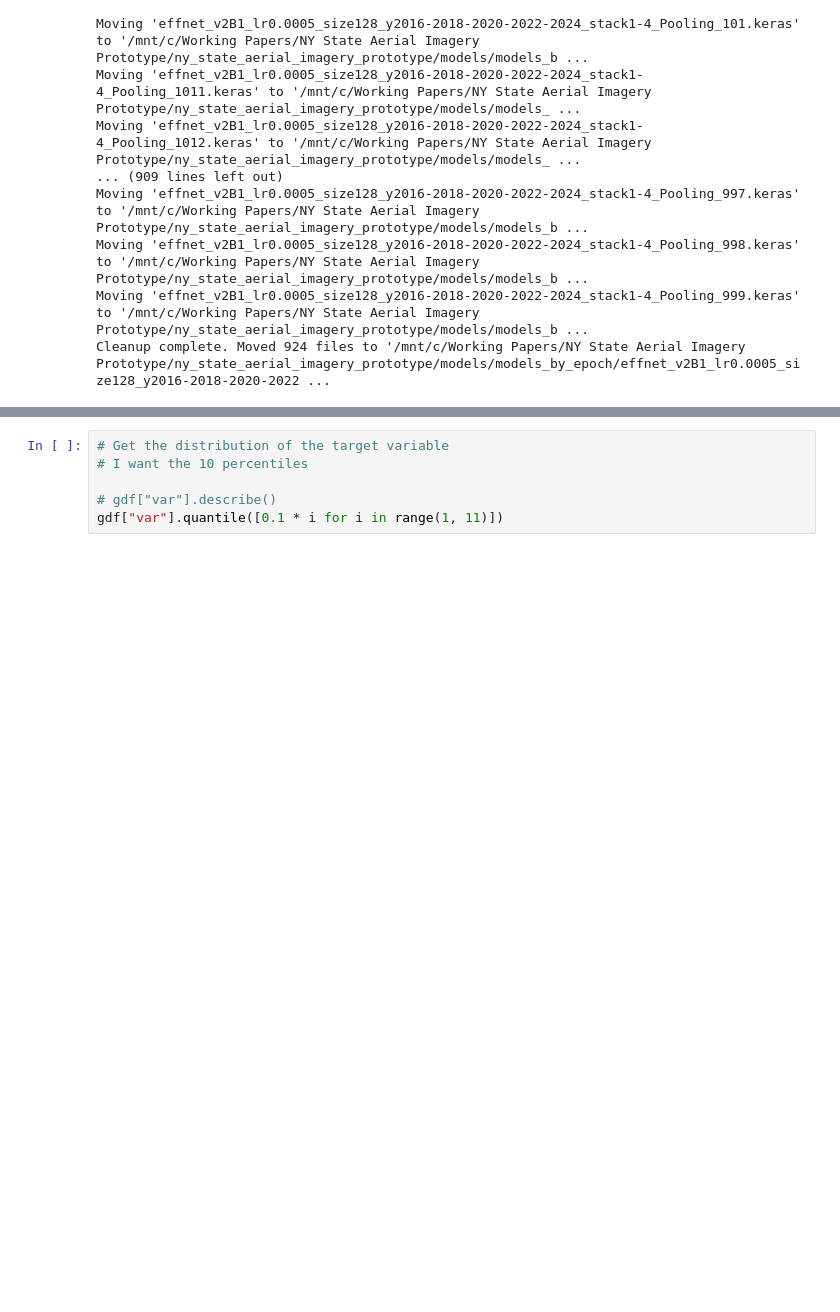
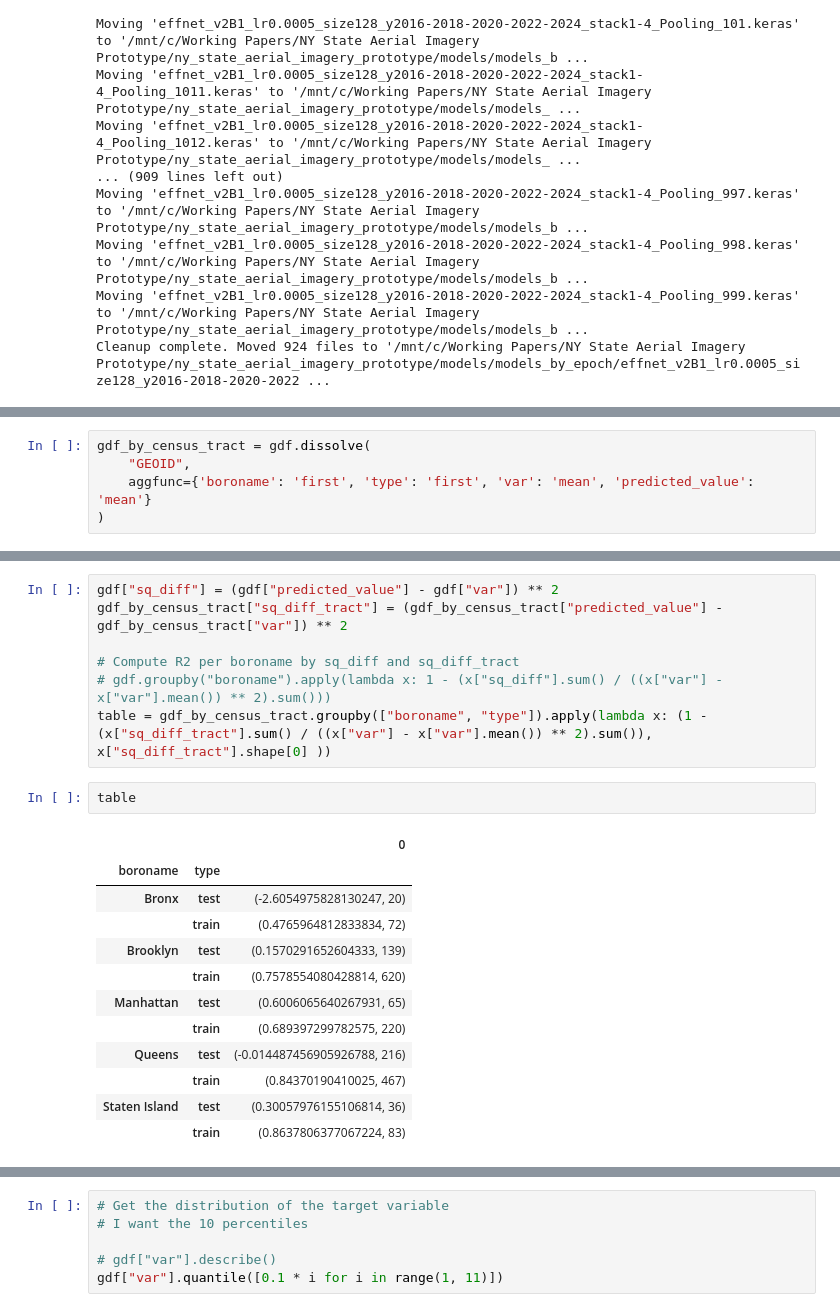
Before and after one commit to Queeno11/ny_state_aerial_imagery_prototype, a Jupyter notebook: notebooks/test.ipynb, the cells around one changed output, grey strips where cells are left out. Drawn from its saved outputs; the diff is of its cells as text; blank space fills up the shorter version.

```diff
--- a/notebooks/test.ipynb
+++ b/notebooks/test.ipynb
@@ -249,0 +209,5 @@ gdf
+# %%
+gdf_by_census_tract = gdf.dissolve(
+    "GEOID",
+    aggfunc={'boroname': 'first', 'type': 'first', 'var': 'mean', 'predicted_value': 'mean'}
+)
@@ -249,0 +239,22 @@ gdf
+# %%
+gdf["sq_diff"] = (gdf["predicted_value"] - gdf["var"]) ** 2
+gdf_by_census_tract["sq_diff_tract"] = (gdf_by_census_tract["predicted_value"] - gdf_by_census_tract["var"]) ** 2
+
+# Compute R2 per boroname by sq_diff and sq_diff_tract
+# gdf.groupby("boroname").apply(lambda x: 1 - (x["sq_diff"].sum() / ((x["var"] - x["var"].mean()) ** 2).sum()))
+table = gdf_by_census_tract.groupby(["boroname", "type"]).apply(lambda x: (1 - (x["sq_diff_tract"].sum() / ((x["var"] - x["var"].mean()) ** 2).sum()), x["sq_diff_tract"].shape[0] ))
+# %%
+table
+# %% [output]
+|  |  | 0 |
+| boroname | type |  |
+| Bronx | test | (-2.6054975828130247, 20) |
+|  | train | (0.4765964812833834, 72) |
+| Brooklyn | test | (0.1570291652604333, 139) |
+|  | train | (0.7578554080428814, 620) |
+| Manhattan | test | (0.6006065640267931, 65) |
+|  | train | (0.689397299782575, 220) |
+| Queens | test | (-0.014487456905926788, 216) |
+|  | train | (0.84370190410025, 467) |
+| Staten Island | test | (0.30057976155106814, 36) |
+|  | train | (0.8637806377067224, 83) |
```
Also changed, not shown: parts of 13 cells of this notebook, 3 other files.
